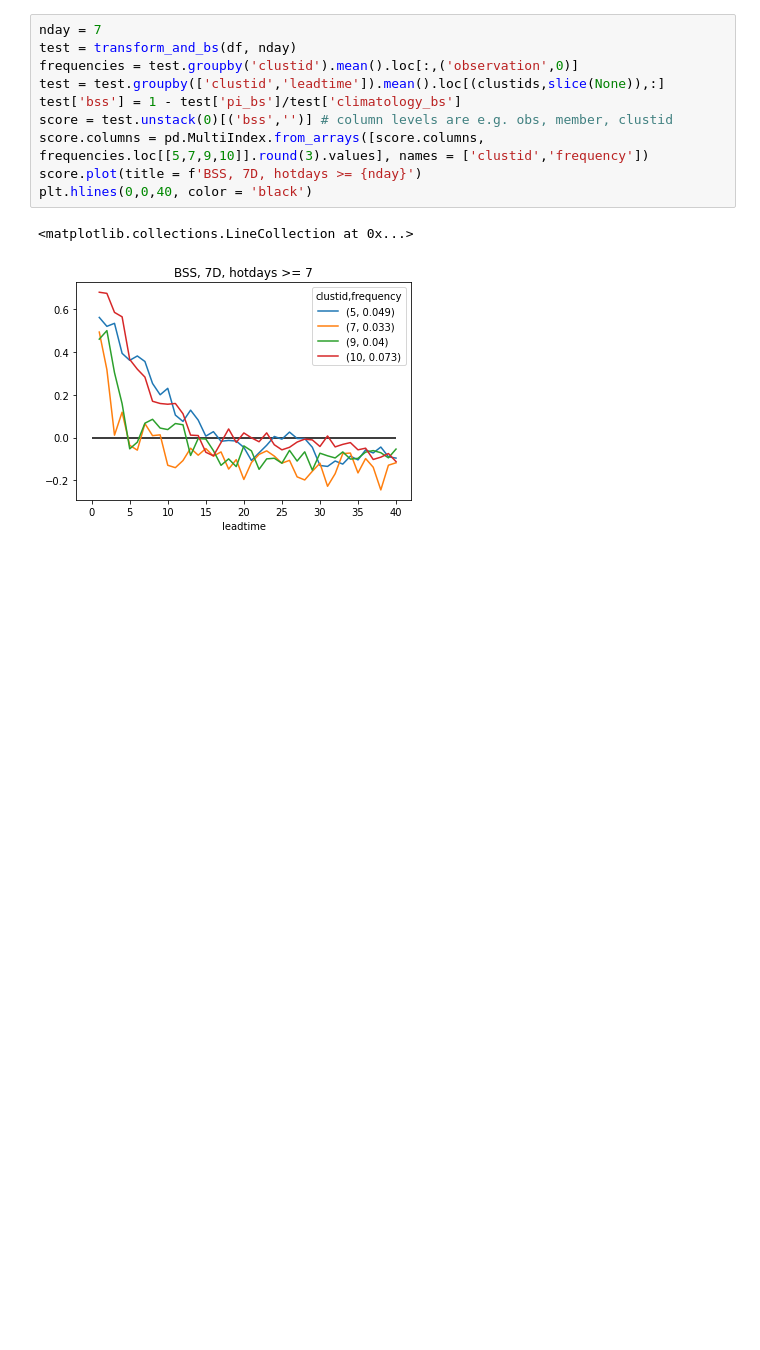
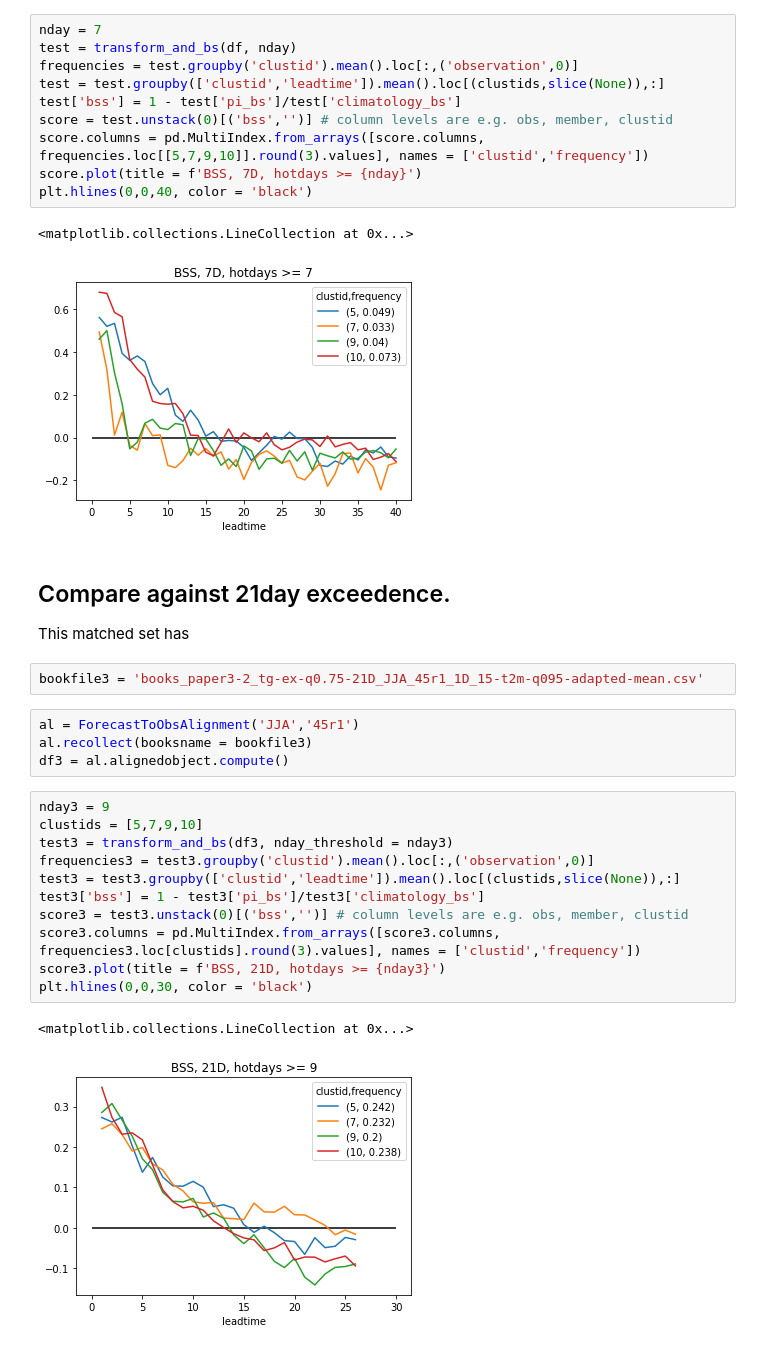
Before and after one commit to chiemvs/SubSeas, a Jupyter notebook: Check_hotdays.ipynb, the cells around one changed output. Cells and saved outputs as stored; diff of their text form; blank space fills up the shorter version.

Commit message:
Inclusion of a new matched 21day hotdays set, based on less sparse modelclimatologies.

```diff
--- a/Check_hotdays.ipynb
+++ b/Check_hotdays.ipynb
@@ -242,3 +242,26 @@ plt.hlines(0,0,40, color = 'black')
 # %% [output]
 <matplotlib.collections.LineCollection at 0x...>
 [figure]
+# %% [markdown]
+## Compare against 21day exceedence.
+This matched set has
+# %%
+bookfile3 = 'books_paper3-2_tg-ex-q0.75-21D_JJA_45r1_1D_15-t2m-q095-adapted-mean.csv'
+# %%
+al = ForecastToObsAlignment('JJA','45r1')
+al.recollect(booksname = bookfile3)
+df3 = al.alignedobject.compute()
+# %%
+nday3 = 9
+clustids = [5,7,9,10]
+test3 = transform_and_bs(df3, nday_threshold = nday3)
+frequencies3 = test3.groupby('clustid').mean().loc[:,('observation',0)]
+test3 = test3.groupby(['clustid','leadtime']).mean().loc[(clustids,slice(None)),:]
+test3['bss'] = 1 - test3['pi_bs']/test3['climatology_bs']
+score3 = test3.unstack(0)[('bss','')] # column levels are e.g. obs, member, clustid
+score3.columns = pd.MultiIndex.from_arrays([score3.columns, frequencies3.loc[clustids].round(3).values], names = ['clustid','frequency'])
+score3.plot(title = f'BSS, 21D, hotdays >= {nday3}')
+plt.hlines(0,0,30, color = 'black')
+# %% [output]
+<matplotlib.collections.LineCollection at 0x...>
+[figure, added]
```
Also changed, not shown: parts of 2 cells of this notebook, 1 other file.
